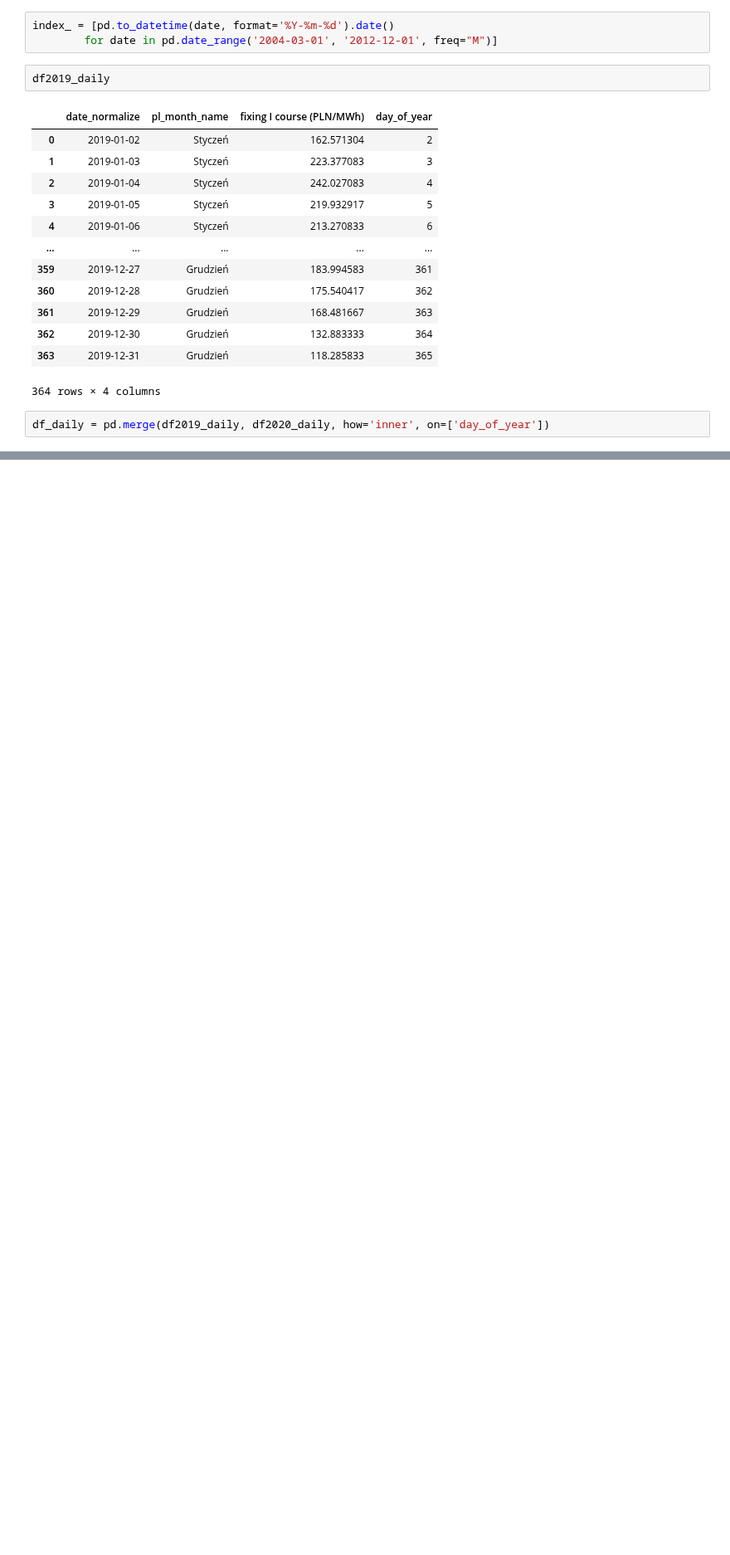
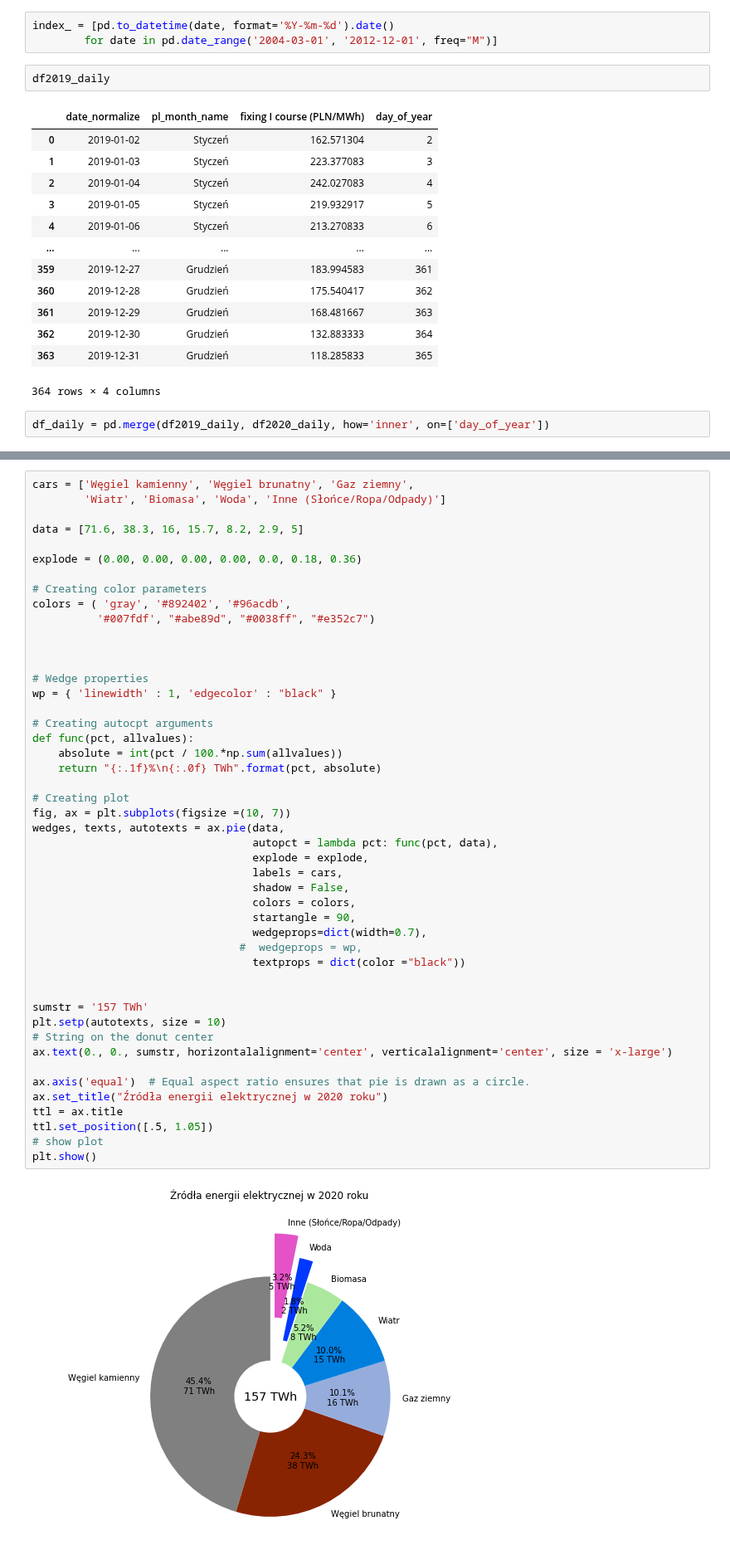
Before and after one commit to piekarsky/Short-Term-Electricity-Price-Forecasting-at-the-Polish-Day-Ahead-Market, a Jupyter notebook: power-market-analysis.ipynb, the cells around one changed output, grey strips where cells are left out. Shown at 83% size. Drawn from its saved outputs; the diff is of its cells as text; blank space fills up the shorter version.

```diff
--- a/power-market-analysis.ipynb
+++ b/power-market-analysis.ipynb
@@ -625,0 +716,49 @@ df2020_daily['day_of_year'] = pd.to_datetime(df2020_daily['date_normalize']).dt.
+# %%
+cars = ['Węgiel kamienny', 'Węgiel brunatny', 'Gaz ziemny',
+        'Wiatr', 'Biomasa', 'Woda', 'Inne (Słońce/Ropa/Odpady)']
+
+data = [71.6, 38.3, 16, 15.7, 8.2, 2.9, 5]
+
+explode = (0.00, 0.00, 0.00, 0.00, 0.0, 0.18, 0.36)
+
+# Creating color parameters
+colors = ( 'gray', '#892402', '#96acdb',
+          '#007fdf', "#abe89d", "#0038ff", "#e352c7")
+
+
+
+# Wedge properties
+wp = { 'linewidth' : 1, 'edgecolor' : "black" }
+
+# Creating autocpt arguments
+def func(pct, allvalues):
+    absolute = int(pct / 100.*np.sum(allvalues))
+    return "{:.1f}%\n{:.0f} TWh".format(pct, absolute)
+
+# Creating plot
+fig, ax = plt.subplots(figsize =(10, 7))
+wedges, texts, autotexts = ax.pie(data,
+                                  autopct = lambda pct: func(pct, data),
+                                  explode = explode,
+                                  labels = cars,
+                                  shadow = False,
+                                  colors = colors,
+                                  startangle = 90,
+                                  wedgeprops=dict(width=0.7),
+                                #  wedgeprops = wp,
+                                  textprops = dict(color ="black"))
+
+
+sumstr = '157 TWh'
+plt.setp(autotexts, size = 10)
+# String on the donut center
+ax.text(0., 0., sumstr, horizontalalignment='center', verticalalignment='center', size = 'x-large')
+
+ax.axis('equal')  # Equal aspect ratio ensures that pie is drawn as a circle.
+ax.set_title("Źródła energii elektrycznej w 2020 roku")
+ttl = ax.title
+ttl.set_position([.5, 1.05])
+# show plot
+plt.show()
+# %% [output]
+[figure, added]
```
Also changed, not shown: parts of 23 cells of this notebook.
